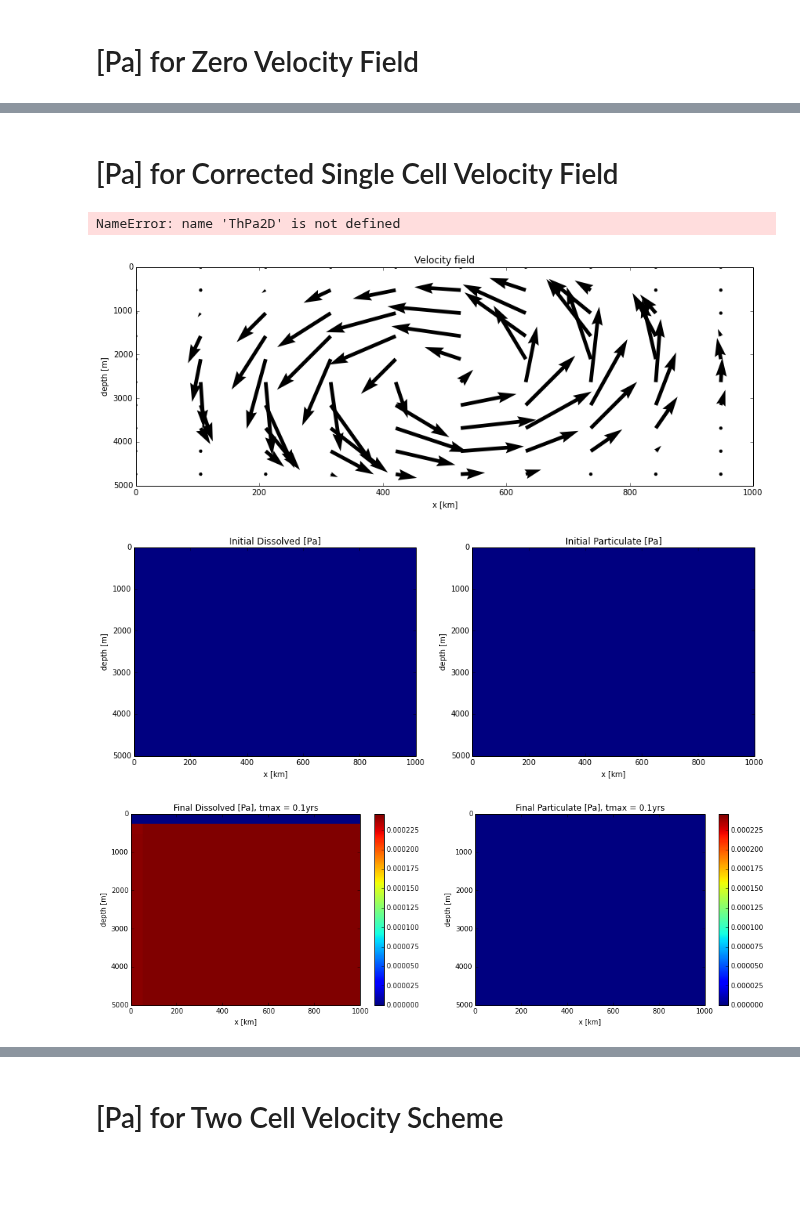
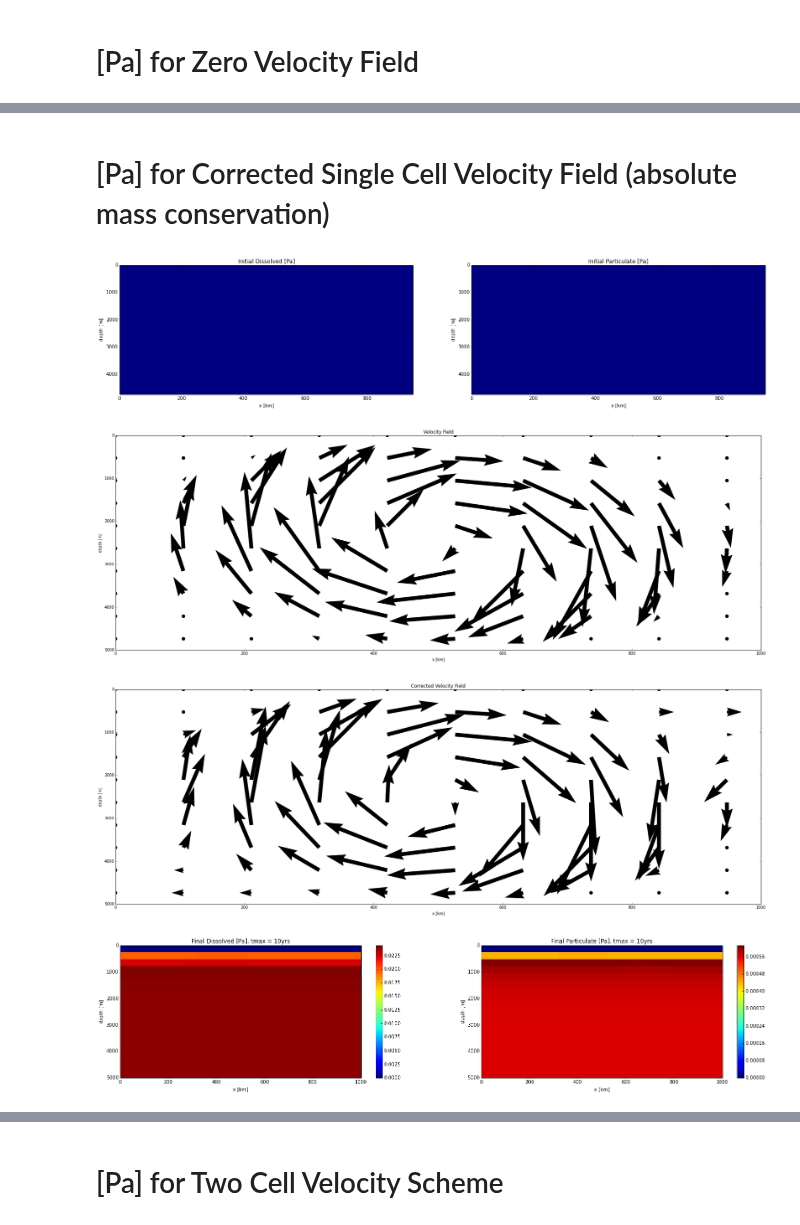
Before and after one commit to UBC-MOAD/pa-th-simple, a Jupyter notebook: prelim-model/2DPaProfile.ipynb, the cells around one changed output, grey strips where cells are left out. Saved outputs shown, nothing was run; the diff lists cells and outputs as text; code cells hidden in the pictures; blank space fills up the shorter version.

Commit message:
Ran Th notebook for corrected velocity fields.

```diff
--- a/prelim-model/2DPaProfile.ipynb
+++ b/prelim-model/2DPaProfile.ipynb
@@ -121,47 +170,50 @@ PPa0vel['10tmax'] = h.a
 # %% [markdown]
-# [Pa] for Corrected Single Cell Velocity Field
+# [Pa] for Corrected Single Cell Velocity Field (absolute mass conservation)
-# %%
-reload(ThPa2D)
-# %% [output]
-NameError: name 'ThPa2D' is not defined
 # %%
 # setup function adflow for Pa
+reload(ThPa2D)
 
-time = (0, 0.01, 2, 3, 5, 10)
+time = (0, 1, 2, 3, 5, 10, 20, 30)
 t = time[0]
 T = time[1]
 V = 0.02/1000*365.*86400.  # first number in mm/s, corrections give needed value in m/yr ~ 630
 xmin = 0
 xmax = 1e6
 zmin = 0
 zmax = 5e3
 nz = 20
 nx = 20
 ng = 1
 g = ThPa2D.FDgrid(nx, nz, ng)
 h = ThPa2D.FDgrid(nx, nz, ng)
 
 # chemistry
 k_ad, k_de, Q = ThPa2D.k_sorp('Pa', xmin, xmax, zmin, zmax, nx, nz)
 
+# initial profile
+init = ThPa2D.plot_init(g, h, xmin, xmax, zmin, zmax, nx, nz, 'Pa')
+
 # velocity
-u, flowfig, init = ThPa2D.u_simple(g, h, xmin, xmax, zmin, zmax, nx, nz, V, 'Pa')
+u, flowfig = ThPa2D.u_simple(xmin, xmax, zmin, zmax, nx, nz, V)
+u, flowfig = ThPa2D.u_simple_c(u, xmin, xmax, zmin, zmax, nx, nz)
+
 
 # Th loop
 g, h = ThPa2D.adflow(g, h, t, T, u, k_ad, k_de, Q, ThPa2D.upwind)
 
 #plot results
 meshTh = ThPa2D.plotprof(g, h, xmin, xmax, zmin, zmax, nx, nz, T, 'Pa')
 
 # store results
 DPa1vel = {}
 PPa1vel = {}
 DPa1vel['1tmax'] = g.a
 PPa1vel['1tmax'] = h.a
 # %% [output]
-[figure, old version]
+[figure, new version]
-[figure, old version]
+[figure, new version]
-[figure, old version]
+[figure, new version]
+[figure, added]
 # %%
 pp.plot_profiles(zmin,zmax,nz,nx,DPa1vel['1tmax'])
 print "Maximum vertical Velocity", u[:,:,0].max()*V/365/86400.*1000.*zmax/xmax, "mm/s"
```
Also changed, not shown: parts of 32 cells of this notebook, 2 other files.
